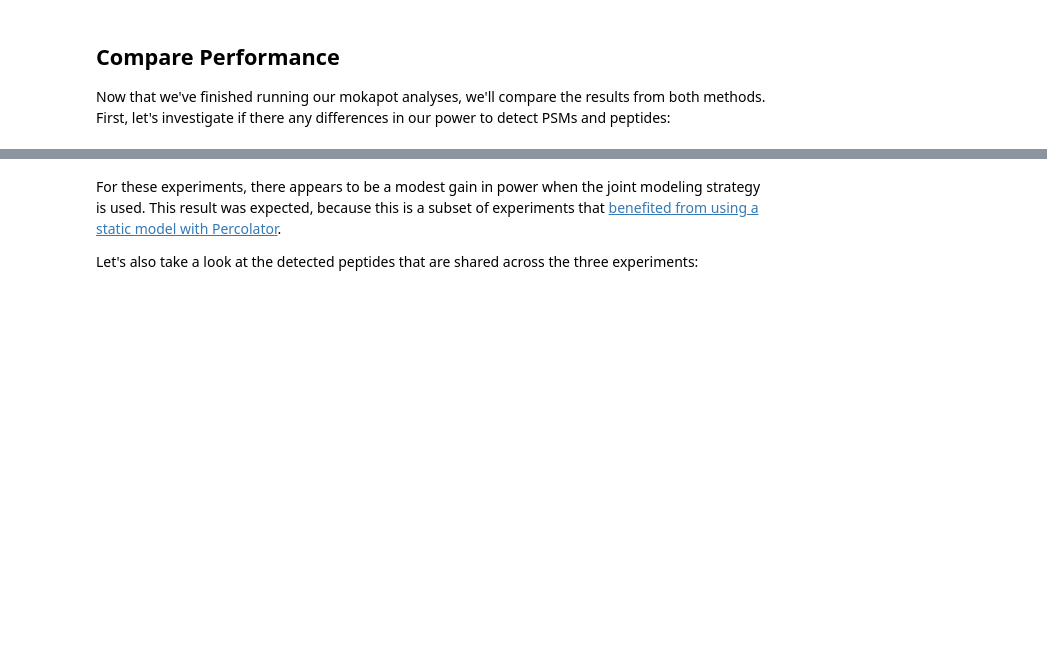
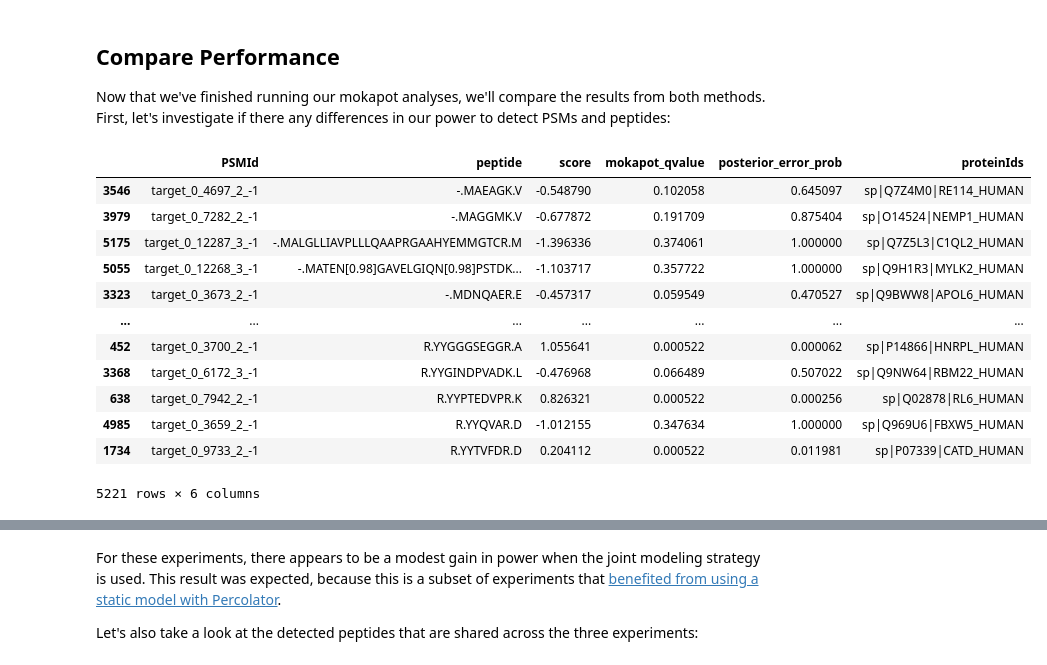
Before and after one commit to wfondrie/mokapot, a Jupyter notebook: docs/source/vignettes/joint_models.ipynb, the cells around one changed output, grey strips where cells are left out. Saved outputs shown, nothing was run; the diff lists cells and outputs as text; code cells hidden in the pictures; blank space fills up the shorter version.

```diff
--- a/docs/source/vignettes/joint_models.ipynb
+++ b/docs/source/vignettes/joint_models.ipynb
@@ -116,6 +125,22 @@ for pin, result in zip(pin_files, results):
 ## Compare Performance
 
 Now that we've finished running our mokapot analyses, we'll compare the results from both methods. First, let's investigate if there any differences in our power to detect PSMs and peptides:
+# %%
+joint_results["scope2_FP97AA"].peptides.sort_values(by="peptide")
+# %% [output]
+|  | PSMId | peptide | score | mokapot_qvalue | posterior_error_prob | proteinIds |
+| 3546 | target_0_4697_2_-1 | -.MAEAGK.V | -0.548790 | 0.102058 | 0.645097 | sp|Q7Z4M0|RE114_HUMAN |
+| 3979 | target_0_7282_2_-1 | -.MAGGMK.V | -0.677872 | 0.191709 | 0.875404 | sp|O14524|NEMP1_HUMAN |
+| 5175 | target_0_12287_3_-1 | -.MALGLLIAVPLLLQAAPRGAAHYEMMGTCR.M | -1.396336 | 0.374061 | 1.000000 | sp|Q7Z5L3|C1QL2_HUMAN |
+| 5055 | target_0_12268_3_-1 | -.MATEN[0.98]GAVELGIQN[0.98]PSTDK... | -1.103717 | 0.357722 | 1.000000 | sp|Q9H1R3|MYLK2_HUMAN |
+| 3323 | target_0_3673_2_-1 | -.MDNQAER.E | -0.457317 | 0.059549 | 0.470527 | sp|Q9BWW8|APOL6_HUMAN |
+| ... | ... | ... | ... | ... | ... | ... |
+| 452 | target_0_3700_2_-1 | R.YYGGGSEGGR.A | 1.055641 | 0.000522 | 0.000062 | sp|P14866|HNRPL_HUMAN |
+| 3368 | target_0_6172_3_-1 | R.YYGINDPVADK.L | -0.476968 | 0.066489 | 0.507022 | sp|Q9NW64|RBM22_HUMAN |
+| 638 | target_0_7942_2_-1 | R.YYPTEDVPR.K | 0.826321 | 0.000522 | 0.000256 | sp|Q02878|RL6_HUMAN |
+| 4985 | target_0_3659_2_-1 | R.YYQVAR.D | -1.012155 | 0.347634 | 1.000000 | sp|Q969U6|FBXW5_HUMAN |
+| 1734 | target_0_9733_2_-1 | R.YYTVFDR.D | 0.204112 | 0.000522 | 0.011981 | sp|P07339|CATD_HUMAN |
+5221 rows × 6 columns
 # %%
 fig, axs = plt.subplots(2, 3, figsize=(10, 6))
 
```
Also changed, not shown: parts of 9 cells of this notebook, 2 other files.
